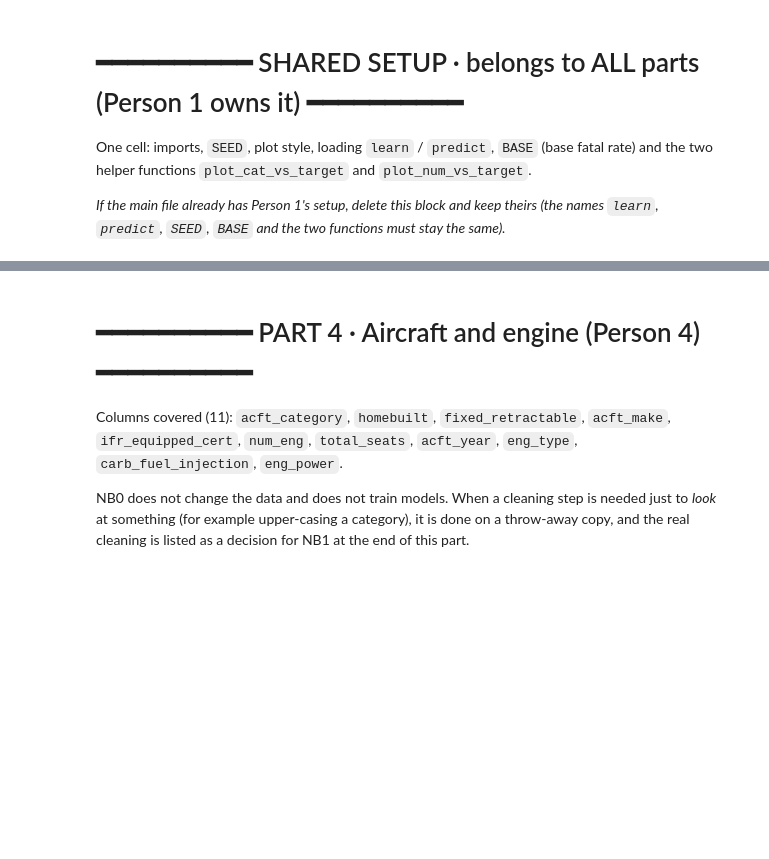
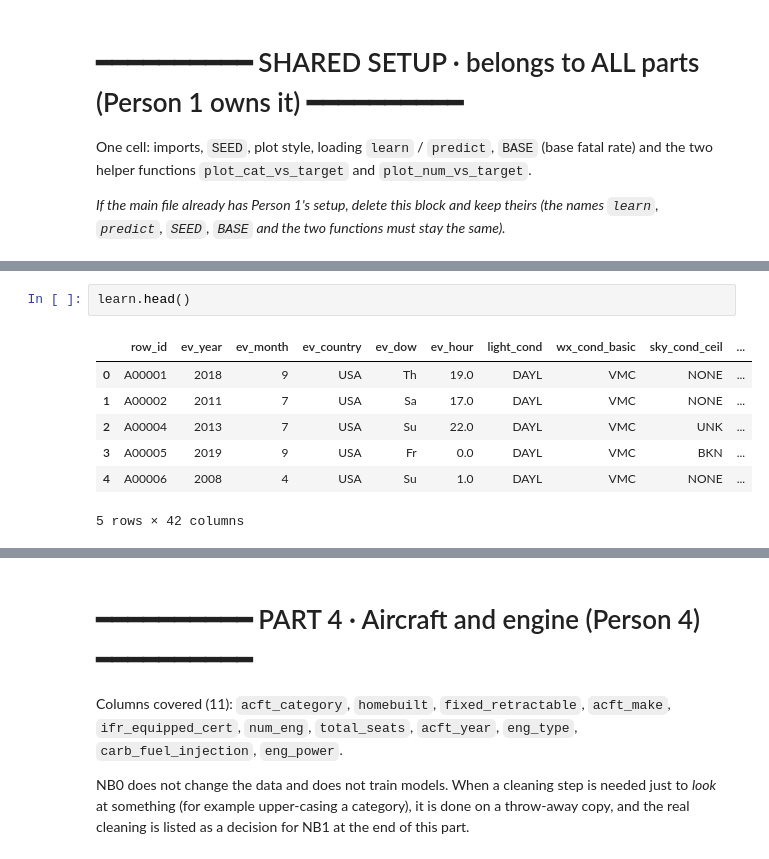
Before and after one commit to JoaoUmbels/MLBROSS, a Jupyter notebook: ML20_NB0_EDA.ipynb, the cells around one changed output, grey strips where cells are left out. Drawn from its saved outputs; the diff is of its cells as text; blank space fills up the shorter version.

```diff
--- a/ML20_NB0_EDA.ipynb
+++ b/ML20_NB0_EDA.ipynb
@@ -51,0 +54,10 @@ def plot_num_vs_target(df, col, q=8, ax=None, title=None):
+# %%
+learn.head()
+# %% [output]
+|  | row_id | ev_year | ev_month | ev_country | ev_dow | ev_hour | light_cond | wx_cond_basic | sky_cond_ceil | ... |
+| 0 | A00001 | 2018 | 9 | USA | Th | 19.0 | DAYL | VMC | NONE | ... |
+| 1 | A00002 | 2011 | 7 | USA | Sa | 17.0 | DAYL | VMC | NONE | ... |
+| 2 | A00004 | 2013 | 7 | USA | Su | 22.0 | DAYL | VMC | UNK | ... |
+| 3 | A00005 | 2019 | 9 | USA | Fr | 0.0 | DAYL | VMC | BKN | ... |
+| 4 | A00006 | 2008 | 4 | USA | Su | 1.0 | DAYL | VMC | NONE | ... |
+5 rows × 42 columns
```
Also changed, not shown: parts of 15 cells of this notebook.
